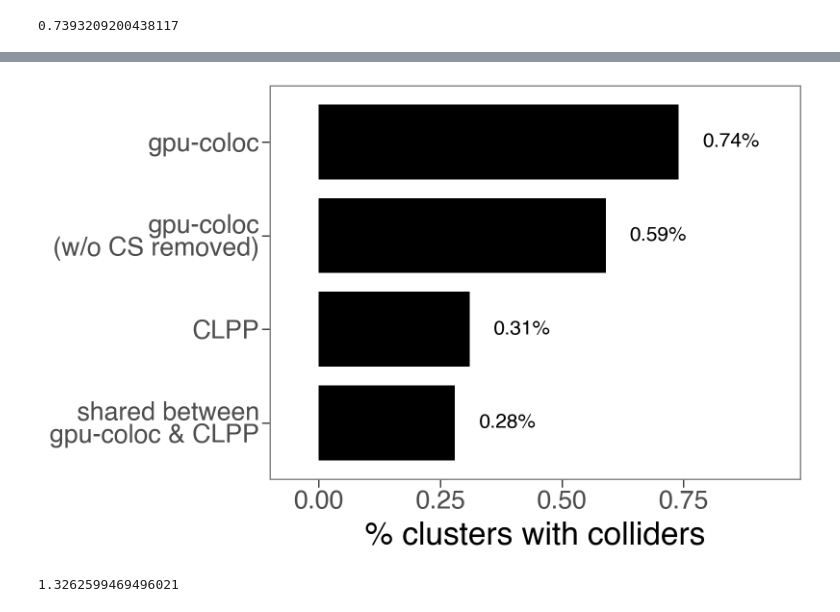
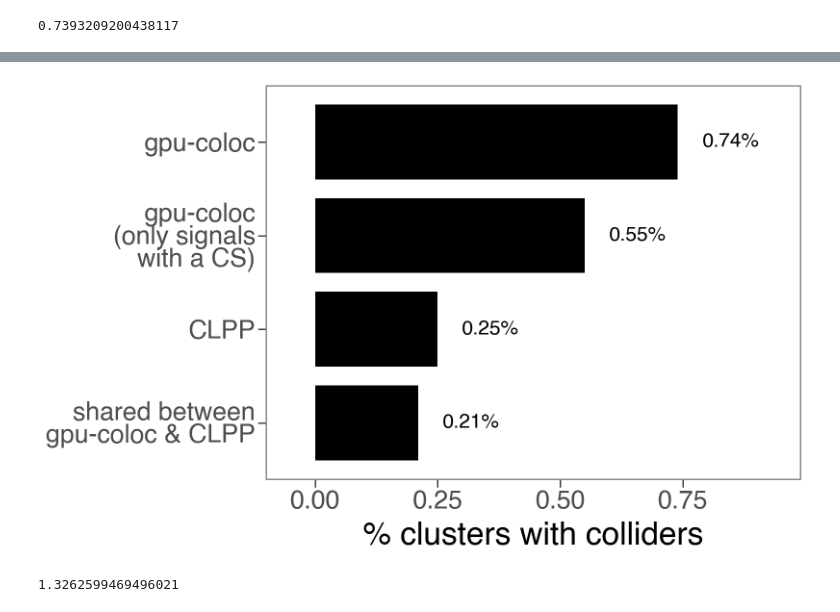
Before and after one commit to AlasooLab/gpu-coloc-manuscript, a Jupyter notebook: code/FigureS3.ipynb, the cells around one changed output, grey strips where cells are left out. Saved outputs shown, nothing was run; the diff lists cells and outputs as text; code cells hidden in the pictures.

```diff
--- a/code/FigureS3.ipynb
+++ b/code/FigureS3.ipynb
@@ -387,37 +403,37 @@ bar_df
 # %%
 from plotnine import *
 import pandas as pd
 
 d = {
     "gpu-coloc": 0.74,
-    "gpu-coloc\n (w/o CS removed)": 0.59,
-    "CLPP": 0.31,
-    "shared between\ngpu-coloc & CLPP": 0.28
+    "gpu-coloc\n(only signals\nwith a CS)": 0.55,
+    "CLPP": 0.25,
+    "shared between\ngpu-coloc & CLPP": 0.21
 }
 
 df = (pd.DataFrame(d.items(), columns=['index', 'value'])
         .sort_values('value', ascending=True))
 df['index'] = pd.Categorical(df['index'], categories=df['index'], ordered=True)
 df['label'] = df['value'].apply(lambda x: f'{x:.2f}%')
 
 gap = 0.05
 pad = 0.2
 
 (
     ggplot(df, aes(x='index', y='value'))
     + geom_bar(stat='identity', width=.8, fill='black')
 
 
     + geom_text(aes(label='label'),       ha='left',  nudge_y= gap, size=15)
 
     + coord_flip()
     + scale_y_continuous(expand=(0, 0.1 ,0, pad))
     + labs(x='', y='% clusters with colliders')
     + theme_bw(base_size=24)
     + theme(panel_grid=element_blank(), figure_size=(8, 5))
 )
 # %% [output]
-[figure, old version]
+[figure, new version]
 # %%
 import pandas as pd
 import networkx as nx
```
Also changed, not shown: parts of 15 cells of this notebook, 4 other files.
